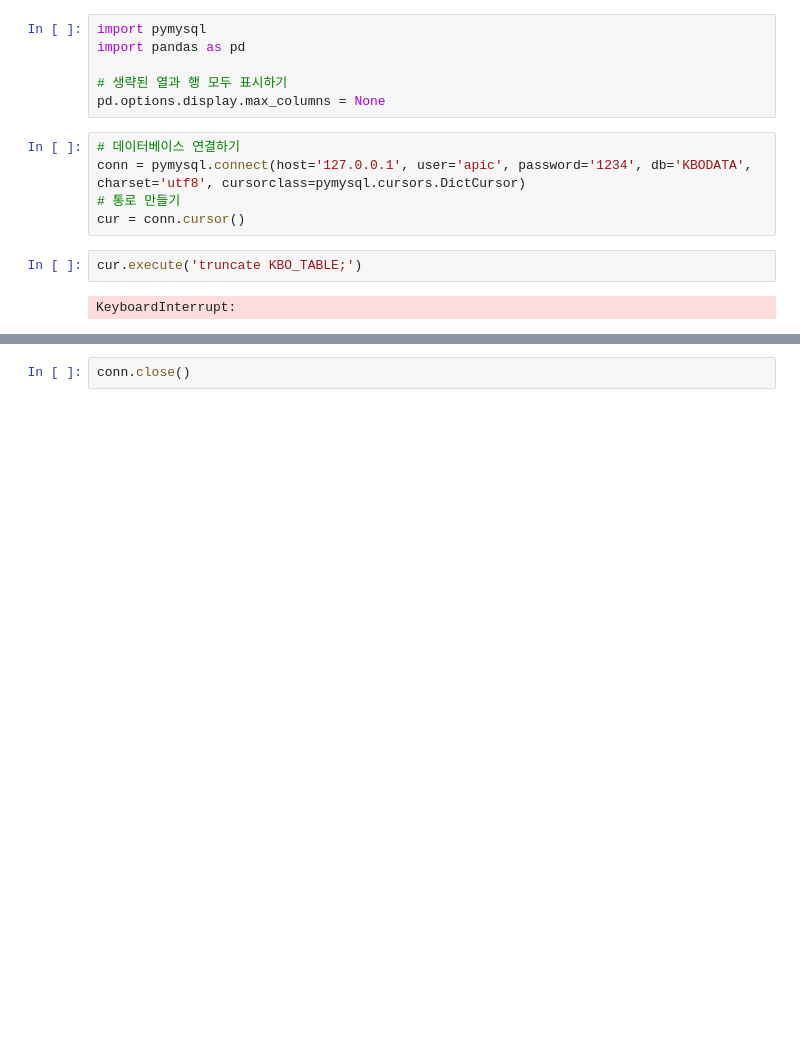
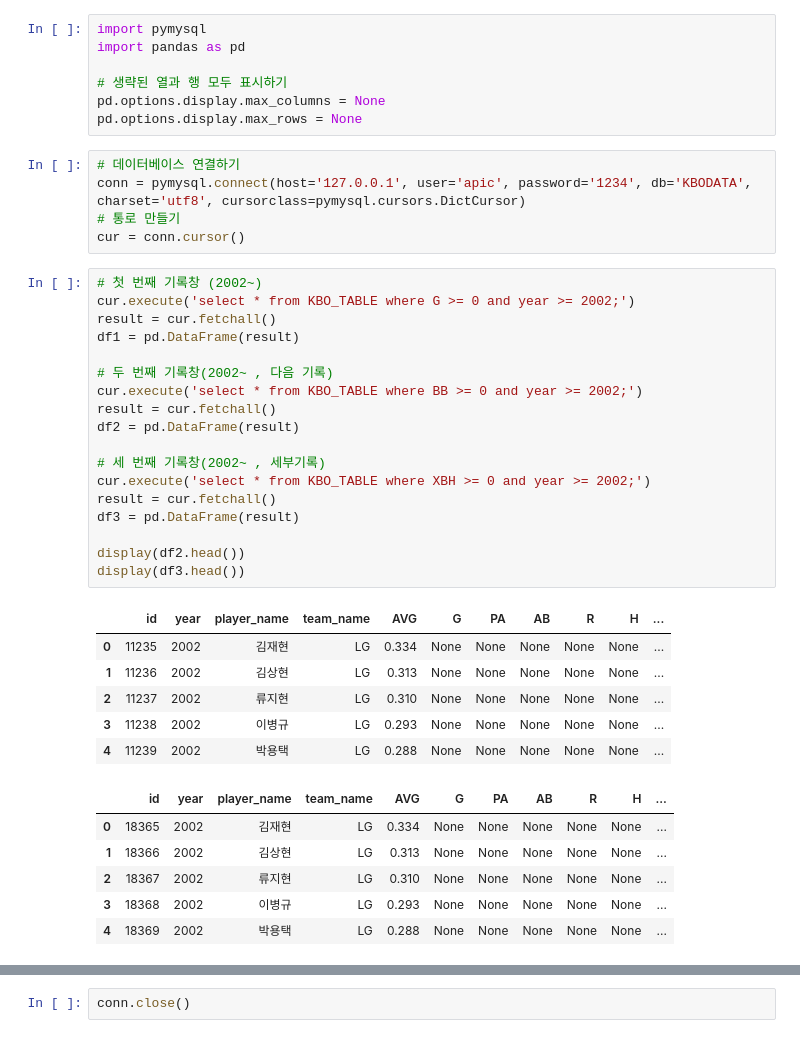
Before and after one commit to dlsdud9098/kbo_crawl, a Jupyter notebook: data_process.ipynb, the cells around one changed output, grey strips where cells are left out. Drawn from its saved outputs; the diff is of its cells as text; blank space fills up the shorter version.

```diff
--- a/data_process.ipynb
+++ b/data_process.ipynb
@@ -4,12 +4,40 @@ import pandas as pd
 
 # 생략된 열과 행 모두 표시하기
 pd.options.display.max_columns = None
+pd.options.display.max_rows = None
 # %%
 # 데이터베이스 연결하기
 conn = pymysql.connect(host='127.0.0.1', user='apic', password='1234', db='KBODATA', charset='utf8', cursorclass=pymysql.cursors.DictCursor)
 # 통로 만들기
 cur = conn.cursor()
-# %%
-cur.execute('truncate KBO_TABLE;')
-# %% [output]
-KeyboardInterrupt:
+# %%
+# 첫 번째 기록창 (2002~)
+cur.execute('select * from KBO_TABLE where G >= 0 and year >= 2002;')
+result = cur.fetchall()
+df1 = pd.DataFrame(result)
+
+# 두 번째 기록창(2002~ , 다음 기록)
+cur.execute('select * from KBO_TABLE where BB >= 0 and year >= 2002;')
+result = cur.fetchall()
+df2 = pd.DataFrame(result)
+
+# 세 번째 기록창(2002~ , 세부기록)
+cur.execute('select * from KBO_TABLE where XBH >= 0 and year >= 2002;')
+result = cur.fetchall()
+df3 = pd.DataFrame(result)
+
+display(df2.head())
+display(df3.head())
+# %% [output]
+|  | id | year | player_name | team_name | AVG | G | PA | AB | R | H | ... |
+| 0 | 11235 | 2002 | 김재현 | LG | 0.334 | None | None | None | None | None | ... |
+| 1 | 11236 | 2002 | 김상현 | LG | 0.313 | None | None | None | None | None | ... |
+| 2 | 11237 | 2002 | 류지현 | LG | 0.310 | None | None | None | None | None | ... |
+| 3 | 11238 | 2002 | 이병규 | LG | 0.293 | None | None | None | None | None | ... |
+| 4 | 11239 | 2002 | 박용택 | LG | 0.288 | None | None | None | None | None | ... |
+|  | id | year | player_name | team_name | AVG | G | PA | AB | R | H | ... |
+| 0 | 18365 | 2002 | 김재현 | LG | 0.334 | None | None | None | None | None | ... |
+| 1 | 18366 | 2002 | 김상현 | LG | 0.313 | None | None | None | None | None | ... |
+| 2 | 18367 | 2002 | 류지현 | LG | 0.310 | None | None | None | None | None | ... |
+| 3 | 18368 | 2002 | 이병규 | LG | 0.293 | None | None | None | None | None | ... |
+| 4 | 18369 | 2002 | 박용택 | LG | 0.288 | None | None | None | None | None | ... |
```
Also changed, not shown: parts of 8 cells of this notebook, 3 other files.
